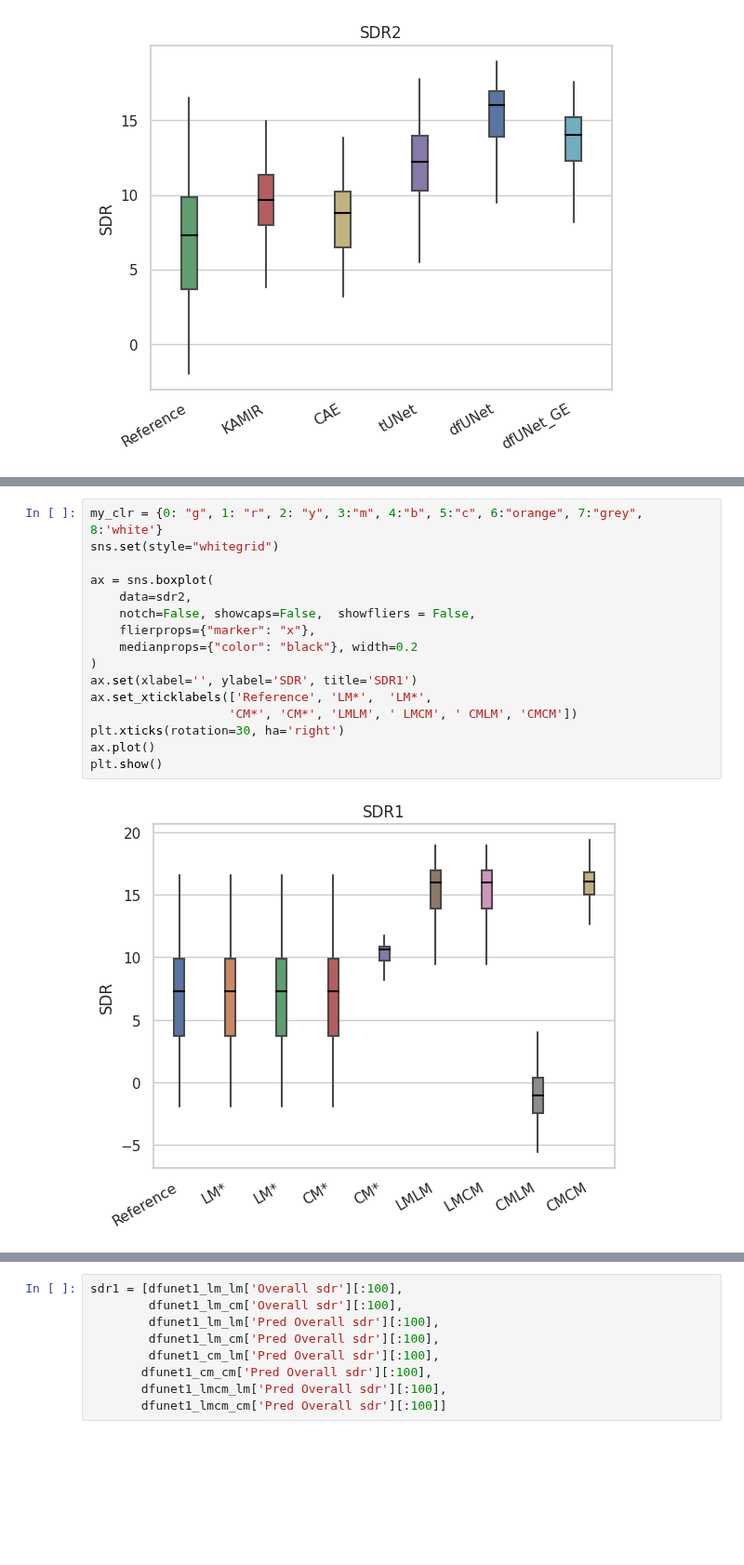
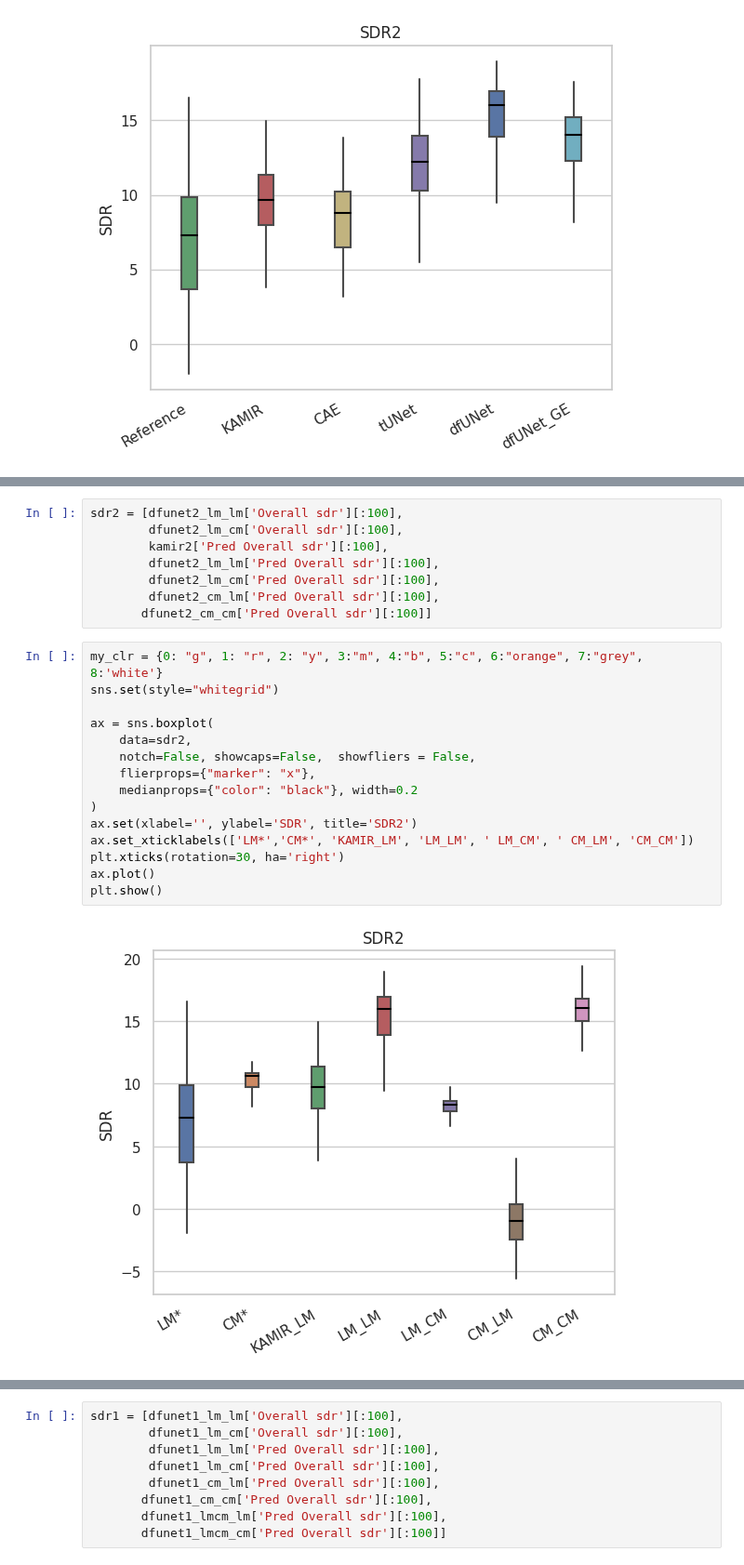
Before and after one commit to its-rajesh/Audio-Bleeding-Removal, a Jupyter notebook: RBox.ipynb, the cells around one changed output, grey strips where cells are left out. Shown at 93% size. Saved outputs shown, nothing was run; the diff lists cells and outputs as text; blank space fills up the shorter version.

```diff
--- a/RBox.ipynb
+++ b/RBox.ipynb
@@ -163,18 +184,25 @@ plt.show()
+# %%
+sdr2 = [dfunet2_lm_lm['Overall sdr'][:100],
+        dfunet2_lm_cm['Overall sdr'][:100],
+        kamir2['Pred Overall sdr'][:100],
+        dfunet2_lm_lm['Pred Overall sdr'][:100],
+        dfunet2_lm_cm['Pred Overall sdr'][:100],
+        dfunet2_cm_lm['Pred Overall sdr'][:100],
+       dfunet2_cm_cm['Pred Overall sdr'][:100]]
 # %%
 my_clr = {0: "g", 1: "r", 2: "y", 3:"m", 4:"b", 5:"c", 6:"orange", 7:"grey", 8:'white'}
 sns.set(style="whitegrid")
 
 ax = sns.boxplot(
     data=sdr2,
     notch=False, showcaps=False,  showfliers = False,
     flierprops={"marker": "x"},
     medianprops={"color": "black"}, width=0.2
 )
-ax.set(xlabel='', ylabel='SDR', title='SDR1')
-ax.set_xticklabels(['Reference', 'LM*',  'LM*',
-                   'CM*', 'CM*', 'LMLM', ' LMCM', ' CMLM', 'CMCM'])
+ax.set(xlabel='', ylabel='SDR', title='SDR2')
+ax.set_xticklabels(['LM*','CM*', 'KAMIR_LM', 'LM_LM', ' LM_CM', ' CM_LM', 'CM_CM'])
 plt.xticks(rotation=30, ha='right')
 ax.plot()
 plt.show()
 # %% [output]
-[figure, old version]
+[figure, new version]
```
Also changed, not shown: parts of 28 cells of this notebook.
